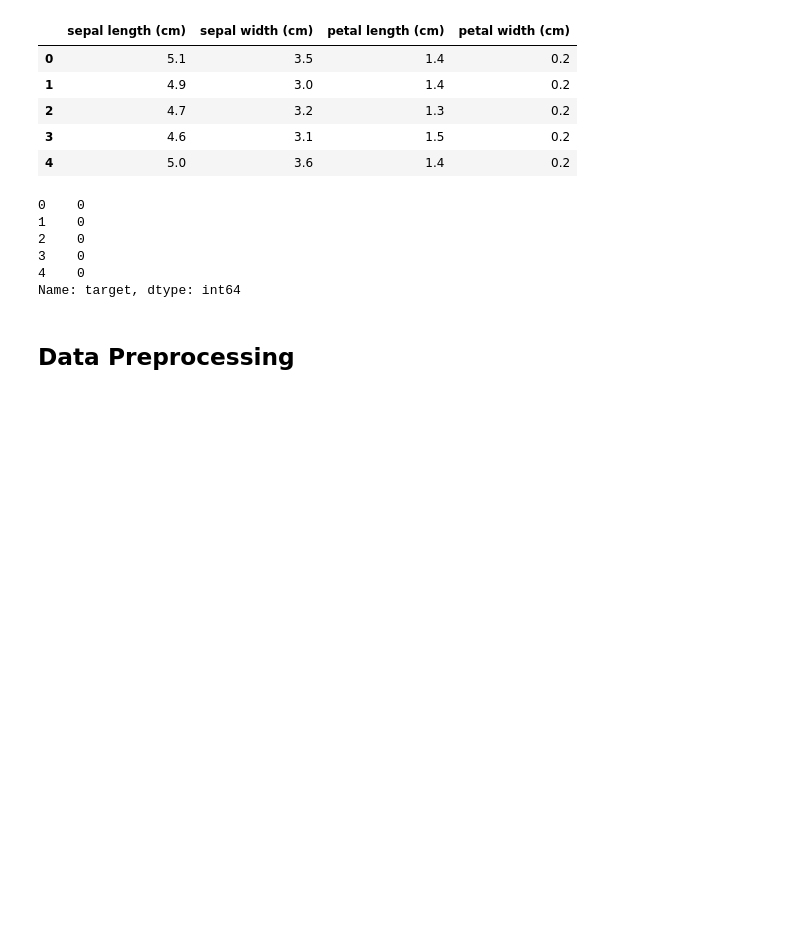
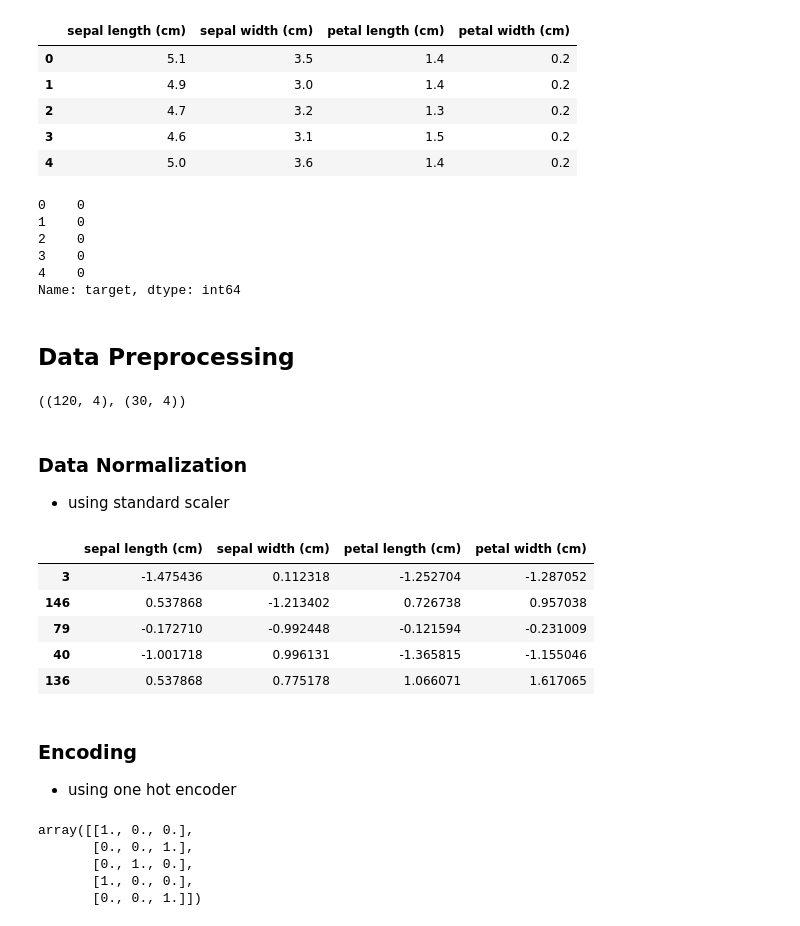
Before and after one commit to Param302/ML-Practice, a Jupyter notebook: Iris_ANN.ipynb, the cells around one changed output. Saved outputs shown, nothing was run; the diff lists cells and outputs as text; code cells hidden in the pictures; blank space fills up the shorter version.

```diff
--- a/Iris_ANN.ipynb
+++ b/Iris_ANN.ipynb
@@ -34,3 +36,27 @@ y.head()
 Name: target, dtype: int64
 # %% [markdown]
 ## Data Preprocessing
+# %%
+X_train, X_test, y_train, y_test = train_test_split(X, y, test_size=0.2, random_state=37)
+X_train.shape, X_test.shape
+# %% [output]
+((120, 4), (30, 4))
+# %% [markdown]
+### Data Normalization
+- using standard scaler
+# %%
+std_scaler = StandardScaler()
+X_train_scaled = pd.DataFrame(std_scaler.fit_transform(X_train), columns=X_train.columns, index=X_train.index)
+X_test_scaled = pd.DataFrame(std_scaler.transform(X_test), columns=X_test.columns, index=X_test.index)
+# %%
+X_train_scaled.head()
+# %% [output]
+|  | sepal length (cm) | sepal width (cm) | petal length (cm) | petal width (cm) |
+| 3 | -1.475436 | 0.112318 | -1.252704 | -1.287052 |
+| 146 | 0.537868 | -1.213402 | 0.726738 | 0.957038 |
+| 79 | -0.172710 | -0.992448 | -0.121594 | -0.231009 |
+| 40 | -1.001718 | 0.996131 | -1.365815 | -1.155046 |
+| 136 | 0.537868 | 0.775178 | 1.066071 | 1.617065 |
+# %% [markdown]
+### Encoding
+- using one hot encoder
@@ -36,0 +67,8 @@ Name: target, dtype: int64
+# %%
+y_train_enc[:5, :]
+# %% [output]
+array([[1., 0., 0.],
+       [0., 0., 1.],
+       [0., 1., 0.],
+       [1., 0., 0.],
+       [0., 0., 1.]])
```
Also changed, not shown: parts of 12 cells of this notebook.
